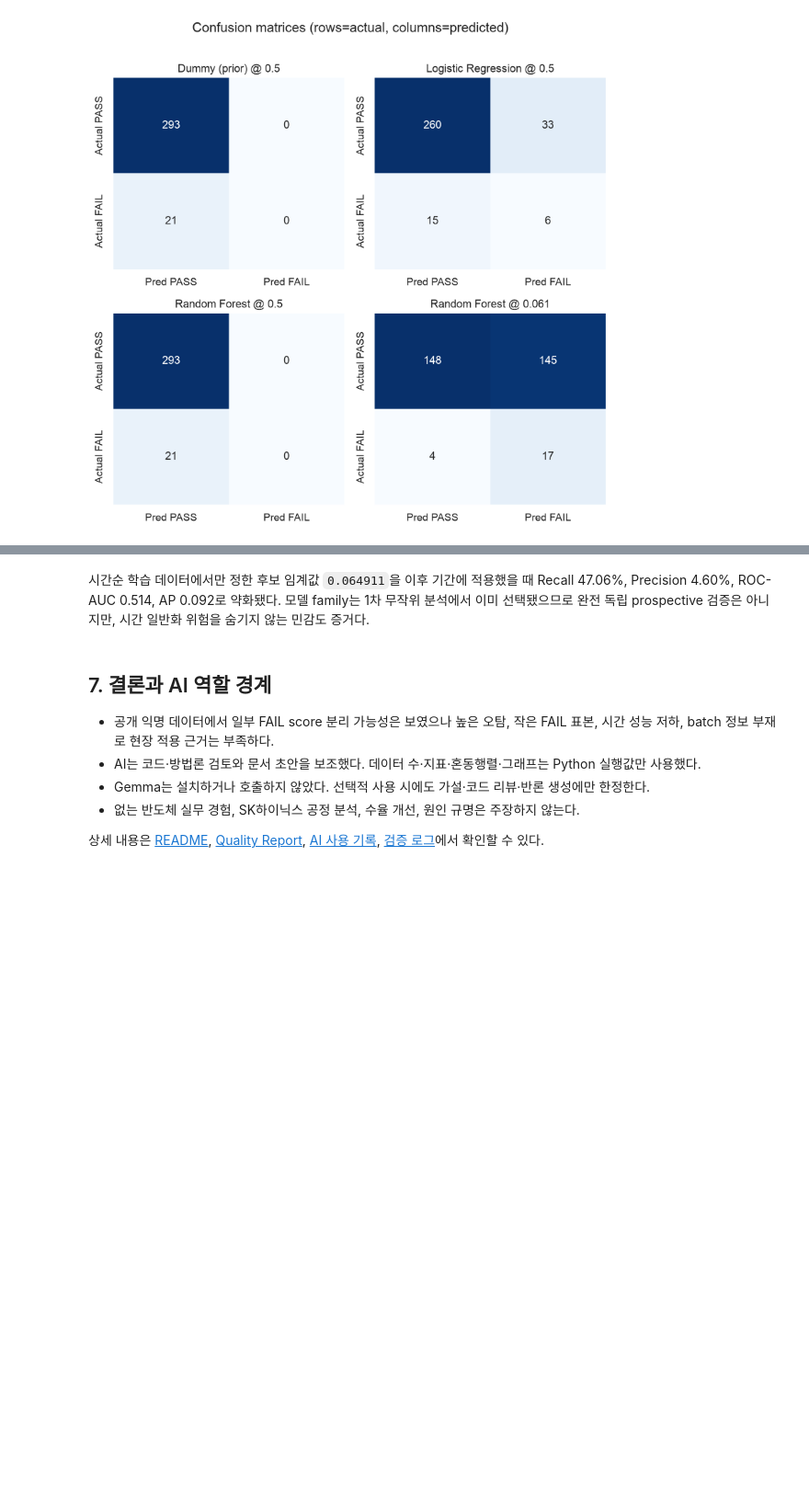
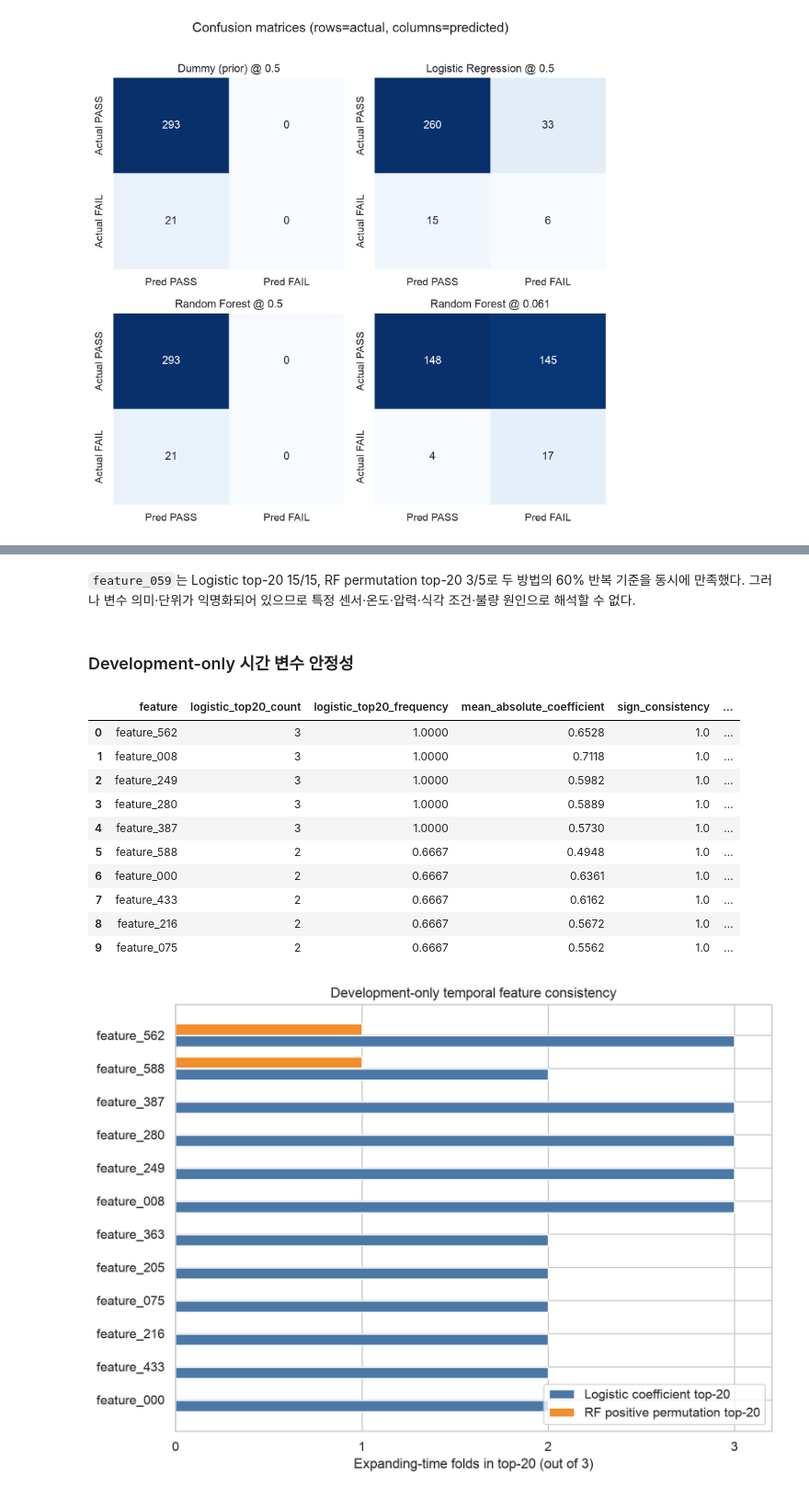
Before and after one commit to nickname529/secom-quality-analysis, a Jupyter notebook: notebooks/secom_quality_analysis.ipynb, the cells around one changed output, grey strips where cells are left out. Shown at 92% size. Cells and saved outputs as stored; diff of their text form; code cells hidden in the pictures; blank space fills up the shorter version.

```diff
--- a/notebooks/secom_quality_analysis.ipynb
+++ b/notebooks/secom_quality_analysis.ipynb
@@ -269,11 +274,37 @@ assert np.isclose(temporal_metrics["fail_precision"], 8 / 174)
+# %% [markdown]
+`feature_059`는 Logistic top-20 15/15, RF permutation top-20 3/5로 두 방법의 60% 반복 기준을 동시에 만족했다. 그러나 변수 의미·단위가 익명화되어 있으므로 특정 센서·온도·압력·식각 조건·불량 원인으로 해석할 수 없다.
 # %% [markdown]
-시간순 학습 데이터에서만 정한 후보 임계값 `0.064911`을 이후 기간에 적용했을 때 Recall 47.06%, Precision 4.60%, ROC-AUC 0.514, AP 0.092로 약화됐다. 모델 family는 1차 무작위 분석에서 이미 선택됐으므로 완전 독립 prospective 검증은 아니지만, 시간 일반화 위험을 숨기지 않는 민감도 증거다.
+### Development-only 시간 변수 안정성
-# %% [markdown]
-## 7. 결론과 AI 역할 경계
-
-- 공개 익명 데이터에서 일부 FAIL score 분리 가능성은 보였으나 높은 오탐, 작은 FAIL 표본, 시간 성능 저하, batch 정보 부재로 현장 적용 근거는 부족하다.
-- AI는 코드·방법론 검토와 문서 초안을 보조했다. 데이터 수·지표·혼동행렬·그래프는 Python 실행값만 사용했다.
-- Gemma는 설치하거나 호출하지 않았다. 선택적 사용 시에도 가설·코드 리뷰·반론 생성에만 한정한다.
-- 없는 반도체 실무 경험, SK하이닉스 공정 분석, 수율 개선, 원인 규명은 주장하지 않는다.
-
-상세 내용은 [README](../README.md), [Quality Report](../reports/quality_report.md), [AI 사용 기록](../docs/AI_USAGE.md), [검증 로그](../docs/VALIDATION_LOG.md)에서 확인할 수 있다.
+# %%
+temporal_feature = json.loads(
+    (ROOT / "results" / "metadata" / "temporal_feature_stability.json").read_text()
+)
+temporal_candidates = pd.read_csv(
+    ROOT / "results" / "tables" / "temporal_feature_candidates.csv"
+)
+display(temporal_candidates.head(10).round(4))
+
+feature_059_temporal = temporal_candidates.loc[
+    temporal_candidates["feature"] == "feature_059"
+].iloc[0]
+assert temporal_feature["strict_development_pool_rows"] == 1003
+assert temporal_feature["primary_test_used"] is False
+assert temporal_feature["chronological_holdout_used"] is False
+assert temporal_candidates["meets_both_methods_2_of_3"].sum() == 0
+assert feature_059_temporal["logistic_top20_count"] == 1
+assert feature_059_temporal["rf_positive_top20_count"] == 1
+
+display(Image(filename=str(ROOT / "figures" / "10_temporal_feature_stability.png")))
+# %% [output]
+|  | feature | logistic_top20_count | logistic_top20_frequency | mean_absolute_coefficient | sign_consistency | ... |
+| 0 | feature_562 | 3 | 1.0000 | 0.6528 | 1.0 | ... |
+| 1 | feature_008 | 3 | 1.0000 | 0.7118 | 1.0 | ... |
+| 2 | feature_249 | 3 | 1.0000 | 0.5982 | 1.0 | ... |
+| 3 | feature_280 | 3 | 1.0000 | 0.5889 | 1.0 | ... |
+| 4 | feature_387 | 3 | 1.0000 | 0.5730 | 1.0 | ... |
+| 5 | feature_588 | 2 | 0.6667 | 0.4948 | 1.0 | ... |
+| 6 | feature_000 | 2 | 0.6667 | 0.6361 | 1.0 | ... |
+| 7 | feature_433 | 2 | 0.6667 | 0.6162 | 1.0 | ... |
+| 8 | feature_216 | 2 | 0.6667 | 0.5672 | 1.0 | ... |
+| 9 | feature_075 | 2 | 0.6667 | 0.5562 | 1.0 | ... |
+[figure, added]
```
Also changed, not shown: parts of 19 cells of this notebook, 22 other files.
